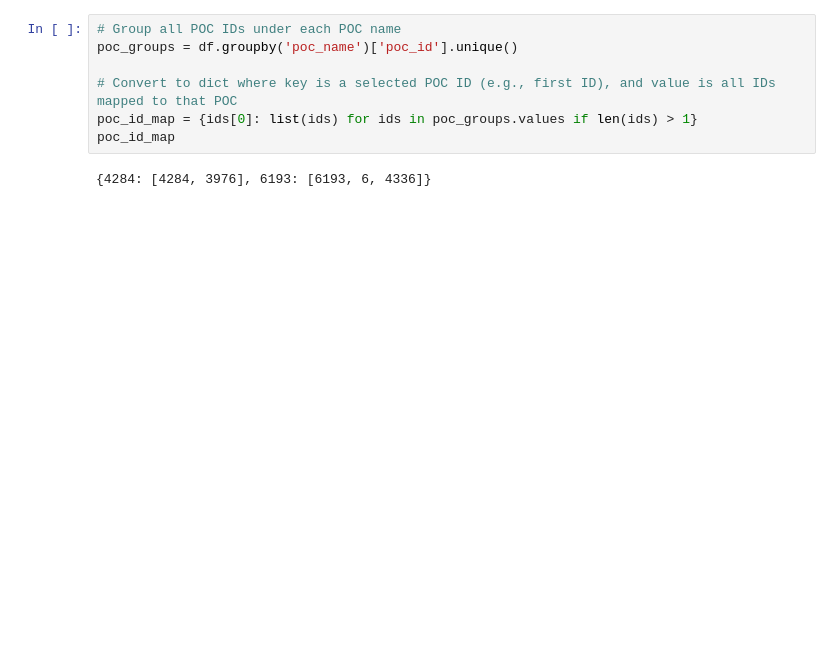
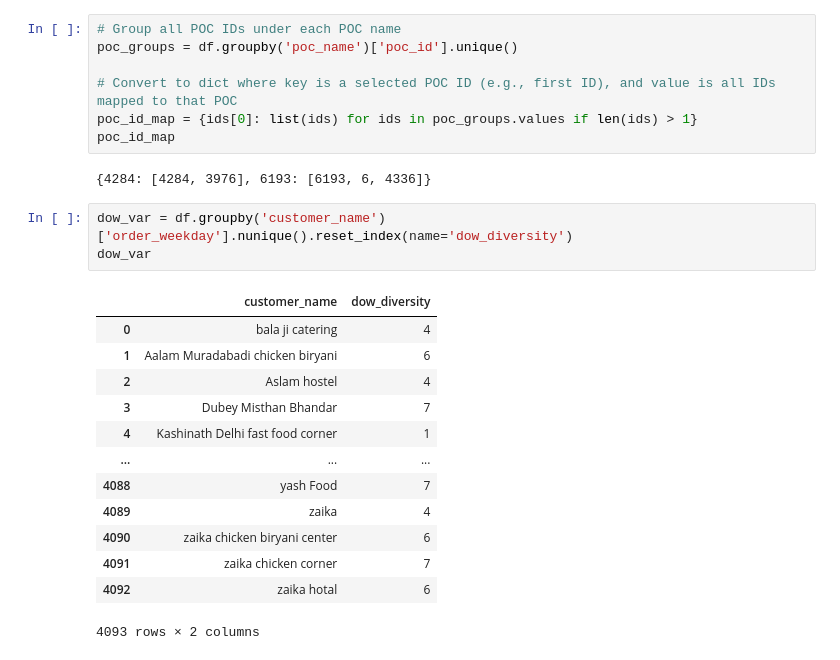
Before and after one commit to RujhaanTaneja/UnORG-SC-DS-MID-PREP_TEAM_HYPERION_Submission, a Jupyter notebook: Rajan'sCodeFiles/gc_tech.ipynb, the cells around one changed output. Cells and saved outputs as stored; diff of their text form; blank space fills up the shorter version.

```diff
--- a/Rajan'sCodeFiles/gc_tech.ipynb
+++ b/Rajan'sCodeFiles/gc_tech.ipynb
@@ -645,3 +793,20 @@ poc_id_map = {ids[0]: list(ids) for ids in poc_groups.values if len(ids) > 1}
 poc_id_map
 # %% [output]
 {4284: [4284, 3976], 6193: [6193, 6, 4336]}
+# %%
+dow_var = df.groupby('customer_name')['order_weekday'].nunique().reset_index(name='dow_diversity')
+dow_var
+# %% [output]
+|  | customer_name | dow_diversity |
+| 0 | bala ji catering | 4 |
+| 1 | Aalam Muradabadi chicken biryani | 6 |
+| 2 | Aslam hostel | 4 |
+| 3 | Dubey Misthan Bhandar | 7 |
+| 4 | Kashinath Delhi fast food corner | 1 |
+| ... | ... | ... |
+| 4088 | yash Food | 7 |
+| 4089 | zaika | 4 |
+| 4090 | zaika chicken biryani center | 6 |
+| 4091 | zaika chicken corner | 7 |
+| 4092 | zaika hotal | 6 |
+4093 rows × 2 columns
```
Also changed, not shown: parts of 19 cells of this notebook.
